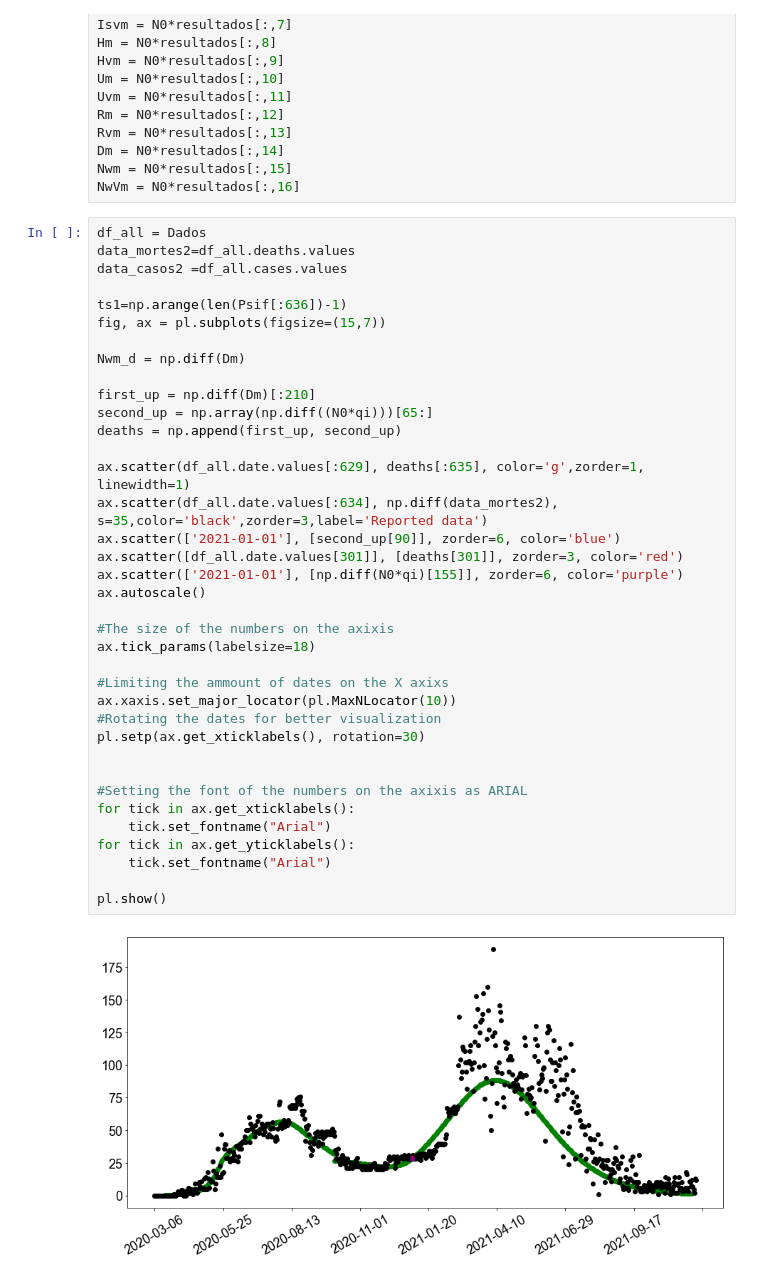
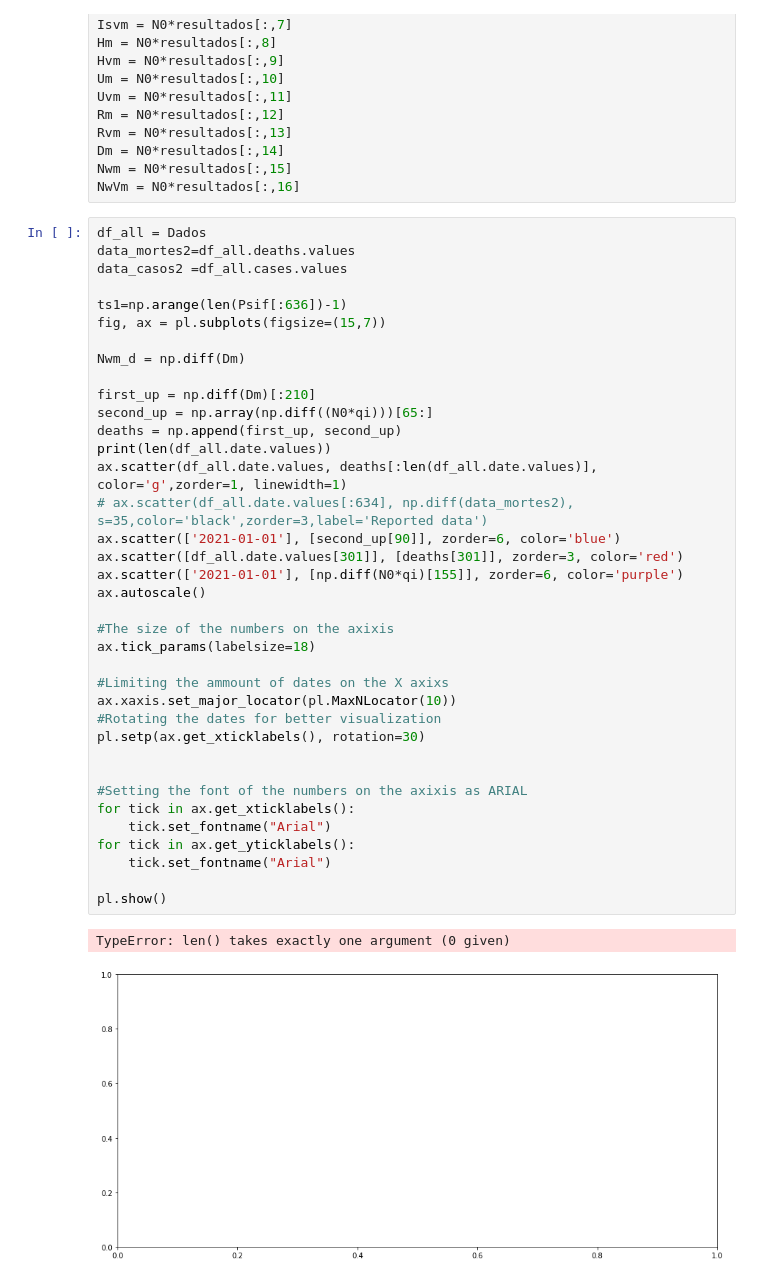
Before and after one commit to filipe7788/SEIHURD, a Jupyter notebook: SIR_Fit.ipynb, the cells around one changed output. Saved outputs shown, nothing was run; the diff lists cells and outputs as text.

```diff
--- a/SIR_Fit.ipynb
+++ b/SIR_Fit.ipynb
@@ -465,37 +465,38 @@ data_casos2 =df_all.cases.values
 ts1=np.arange(len(Psif[:636])-1)
 fig, ax = pl.subplots(figsize=(15,7))
 
 Nwm_d = np.diff(Dm)
 
 first_up = np.diff(Dm)[:210]
 second_up = np.array(np.diff((N0*qi)))[65:]
 deaths = np.append(first_up, second_up)
-
-ax.scatter(df_all.date.values[:629], deaths[:635], color='g',zorder=1, linewidth=1)
-ax.scatter(df_all.date.values[:634], np.diff(data_mortes2), s=35,color='black',zorder=3,label='Reported data')
+print(len(df_all.date.values))
+ax.scatter(df_all.date.values, deaths[:len(df_all.date.values)], color='g',zorder=1, linewidth=1)
+# ax.scatter(df_all.date.values[:634], np.diff(data_mortes2), s=35,color='black',zorder=3,label='Reported data')
 ax.scatter(['2021-01-01'], [second_up[90]], zorder=6, color='blue')
 ax.scatter([df_all.date.values[301]], [deaths[301]], zorder=3, color='red')
 ax.scatter(['2021-01-01'], [np.diff(N0*qi)[155]], zorder=6, color='purple')
 ax.autoscale()
 
 #The size of the numbers on the axixis
 ax.tick_params(labelsize=18)
 
 #Limiting the ammount of dates on the X axixs
 ax.xaxis.set_major_locator(pl.MaxNLocator(10))
 #Rotating the dates for better visualization
 pl.setp(ax.get_xticklabels(), rotation=30)
 
 
 #Setting the font of the numbers on the axixis as ARIAL
 for tick in ax.get_xticklabels():
     tick.set_fontname("Arial")
 for tick in ax.get_yticklabels():
     tick.set_fontname("Arial")
 
 pl.show()
 # %% [output]
+TypeError: len() takes exactly one argument (0 given)
-[figure, old version]
+[figure, new version]
 # %%
 ts1=np.arange(len(Psif[:675])-1)
 fig, ax = pl.subplots(figsize=(15,7))
```
Also changed, not shown: parts of 6 cells of this notebook, 1 other file.
